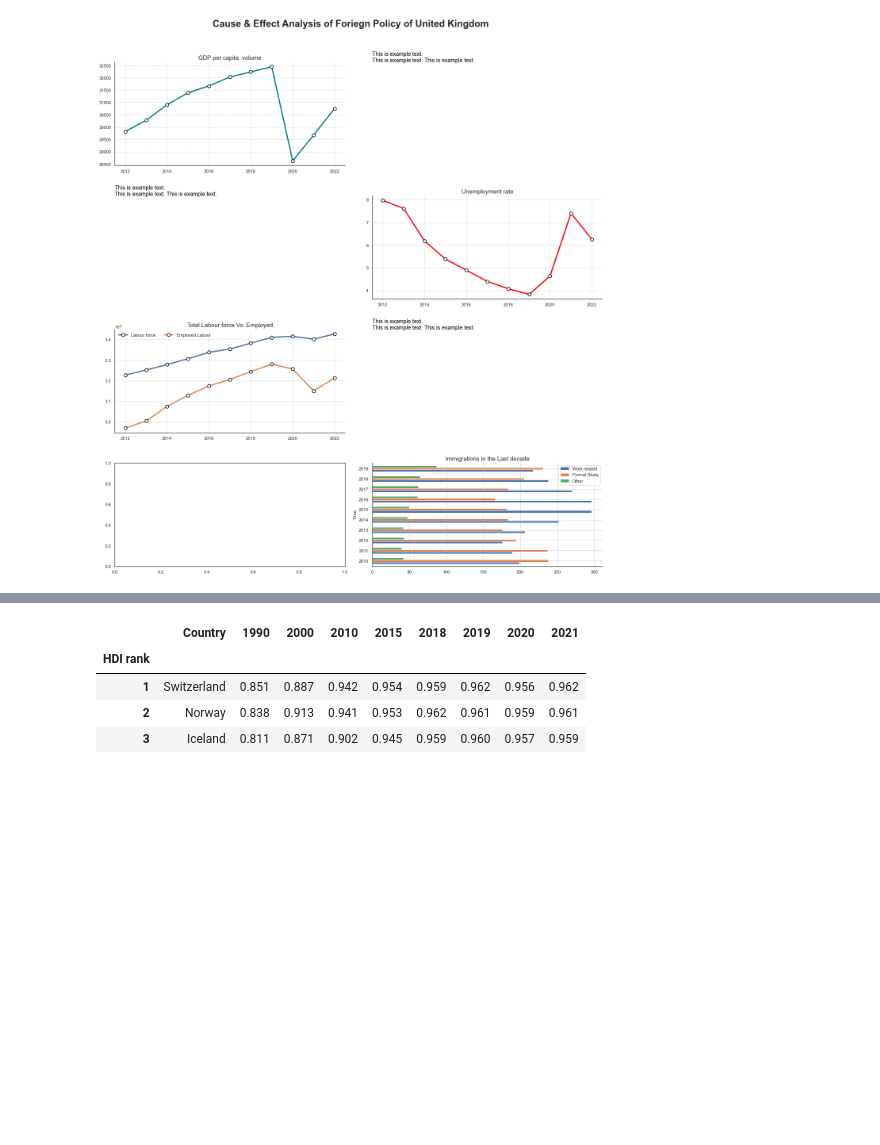
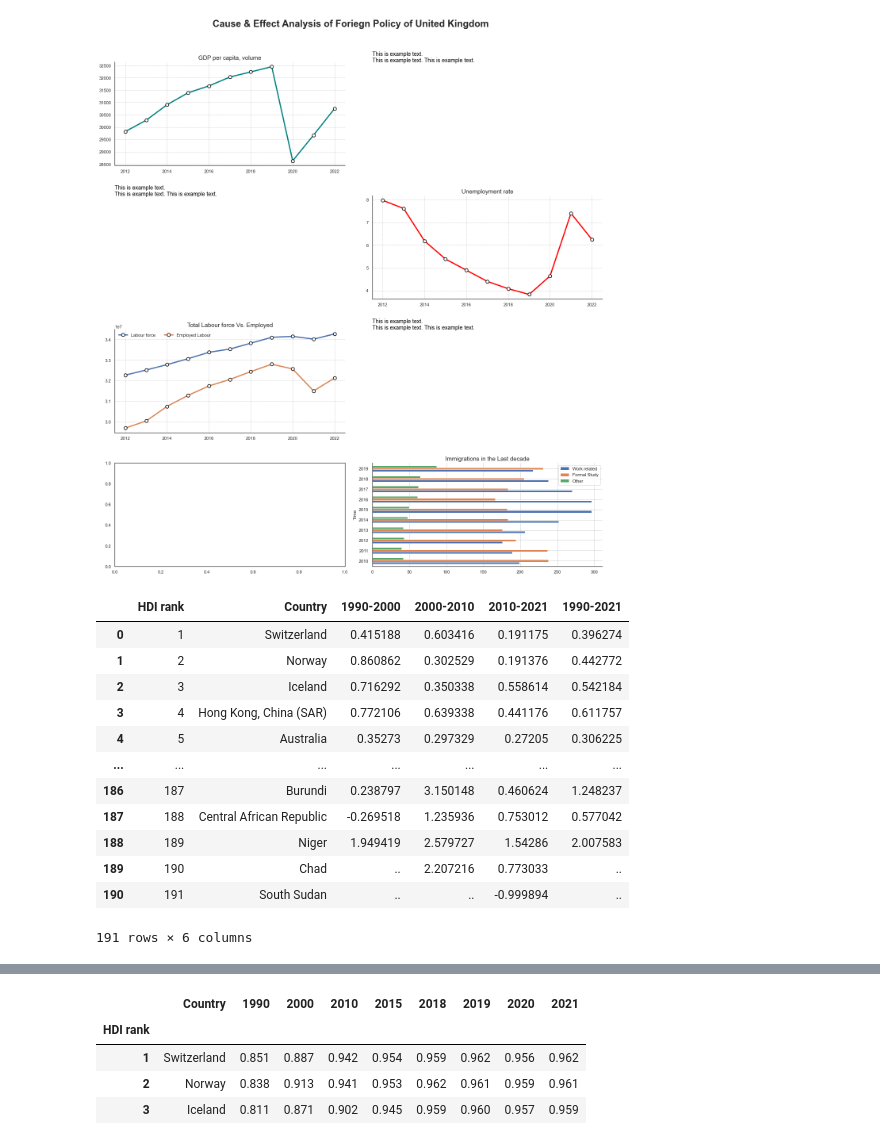
Before and after one commit to MShoaibManzoor/DHV-Infographics-Project, a Jupyter notebook: batchtest.ipynb, the cells around one changed output, grey strips where cells are left out. Saved outputs shown, nothing was run; the diff lists cells and outputs as text; code cells hidden in the pictures; blank space fills up the shorter version.

```diff
--- a/batchtest.ipynb
+++ b/batchtest.ipynb
@@ -248 +251,17 @@ hdi_growth = pd.read_excel(path, sheet_name='HDI average growth (annual)', skipr
+# %%
+hdi_growth
+# %% [output]
+|  | HDI rank | Country | 1990-2000 | 2000-2010 | 2010-2021 | 1990-2021 |
+| 0 | 1 | Switzerland | 0.415188 | 0.603416 | 0.191175 | 0.396274 |
+| 1 | 2 | Norway | 0.860862 | 0.302529 | 0.191376 | 0.442772 |
+| 2 | 3 | Iceland | 0.716292 | 0.350338 | 0.558614 | 0.542184 |
+| 3 | 4 | Hong Kong, China (SAR) | 0.772106 | 0.639338 | 0.441176 | 0.611757 |
+| 4 | 5 | Australia | 0.35273 | 0.297329 | 0.27205 | 0.306225 |
+| ... | ... | ... | ... | ... | ... | ... |
+| 186 | 187 | Burundi | 0.238797 | 3.150148 | 0.460624 | 1.248237 |
+| 187 | 188 | Central African Republic | -0.269518 | 1.235936 | 0.753012 | 0.577042 |
+| 188 | 189 | Niger | 1.949419 | 2.579727 | 1.54286 | 2.007583 |
+| 189 | 190 | Chad | .. | 2.207216 | 0.773033 | .. |
+| 190 | 191 | South Sudan | .. | .. | -0.999894 | .. |
+191 rows × 6 columns
 # %%
```
Also changed, not shown: parts of 6 cells of this notebook, 3 other files.
